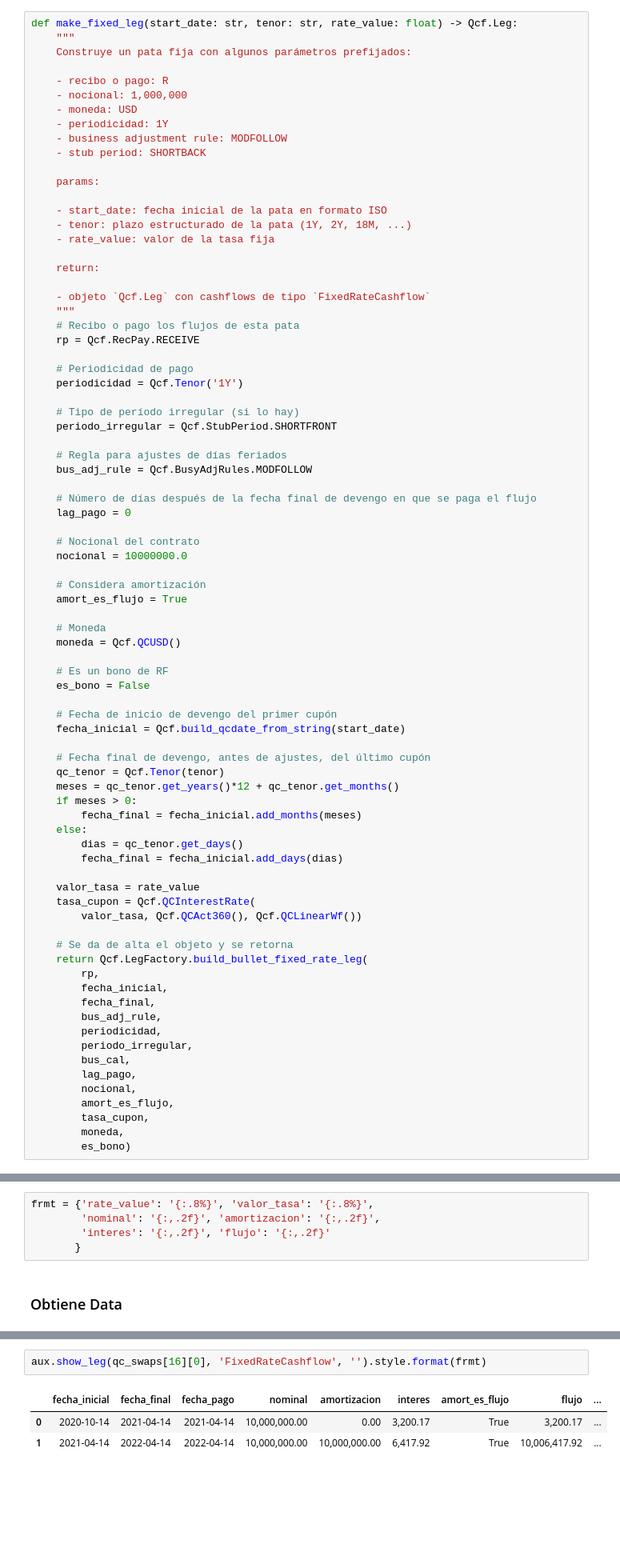
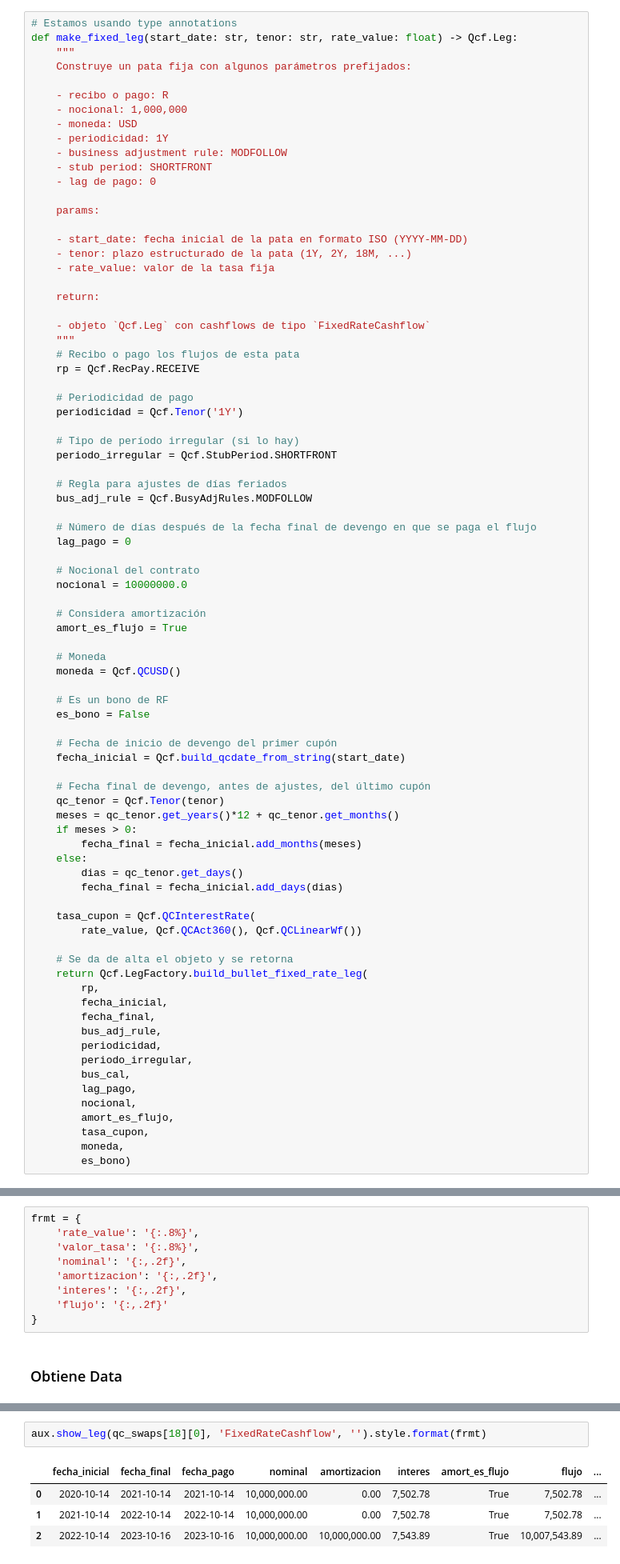
Before and after one commit to efaa-cl/mif-2021, a Jupyter notebook: 06_construccion_curva_ois.ipynb, the cells around one changed output, grey strips where cells are left out. Shown at 80% size. Saved outputs shown, nothing was run; the diff lists cells and outputs as text; blank space fills up the shorter version.

```diff
--- a/06_construccion_curva_ois.ipynb
+++ b/06_construccion_curva_ois.ipynb
@@ -244,6 +247,7 @@ bus_cal.add_holiday(Qcf.QCDate(15, 2, 2021))
 # %% [markdown]
 ### Funciones
 # %%
+# Estamos usando type annotations
 def make_fixed_leg(start_date: str, tenor: str, rate_value: float) -> Qcf.Leg:
     """
     Construye un pata fija con algunos parámetros prefijados:
@@ -253,11 +257,12 @@ def make_fixed_leg(start_date: str, tenor: str, rate_value: float) -> Qcf.Leg:
     - moneda: USD
     - periodicidad: 1Y
     - business adjustment rule: MODFOLLOW
-    - stub period: SHORTBACK
+    - stub period: SHORTFRONT
+    - lag de pago: 0
 
     params:
 
-    - start_date: fecha inicial de la pata en formato ISO
+    - start_date: fecha inicial de la pata en formato ISO (YYYY-MM-DD)
     - tenor: plazo estructurado de la pata (1Y, 2Y, 18M, ...)
     - rate_value: valor de la tasa fija
 
@@ -304,9 +309,8 @@ def make_fixed_leg(start_date: str, tenor: str, rate_value: float) -> Qcf.Leg:
         dias = qc_tenor.get_days()
         fecha_final = fecha_inicial.add_days(dias)
 
-    valor_tasa = rate_value
     tasa_cupon = Qcf.QCInterestRate(
-        valor_tasa, Qcf.QCAct360(), Qcf.QCLinearWf())
+        rate_value, Qcf.QCAct360(), Qcf.QCLinearWf())
 
     # Se da de alta el objeto y se retorna
     return Qcf.LegFactory.build_bullet_fixed_rate_leg(
@@ -371,10 +381,14 @@ def error_with_rate(rate: float, *args) -> float:
 # %% [markdown]
 ### Formatos `DataFrame`
 # %%
-frmt = {'rate_value': '{:.8%}', 'valor_tasa': '{:.8%}',
-        'nominal': '{:,.2f}', 'amortizacion': '{:,.2f}',
-        'interes': '{:,.2f}', 'flujo': '{:,.2f}'
-       }
+frmt = {
+    'rate_value': '{:.8%}',
+    'valor_tasa': '{:.8%}',
+    'nominal': '{:,.2f}',
+    'amortizacion': '{:,.2f}',
+    'interes': '{:,.2f}',
+    'flujo': '{:,.2f}'
+}
 # %% [markdown]
 ### Obtiene Data
 # %%
@@ -413,10 +430,11 @@ for s in swaps.itertuples():
     qc_swaps.append((leg, plazo))
 # %%
-aux.show_leg(qc_swaps[16][0], 'FixedRateCashflow', '').style.format(frmt)
+aux.show_leg(qc_swaps[18][0], 'FixedRateCashflow', '').style.format(frmt)
 # %% [output]
 |  | fecha_inicial | fecha_final | fecha_pago | nominal | amortizacion | interes | amort_es_flujo | flujo | ... |
-| 0 | 2020-10-14 | 2021-04-14 | 2021-04-14 | 10,000,000.00 | 0.00 | 3,200.17 | True | 3,200.17 | ... |
-| 1 | 2021-04-14 | 2022-04-14 | 2022-04-14 | 10,000,000.00 | 10,000,000.00 | 6,417.92 | True | 10,006,417.92 | ... |
+| 0 | 2020-10-14 | 2021-10-14 | 2021-10-14 | 10,000,000.00 | 0.00 | 7,502.78 | True | 7,502.78 | ... |
+| 1 | 2021-10-14 | 2022-10-14 | 2022-10-14 | 10,000,000.00 | 0.00 | 7,502.78 | True | 7,502.78 | ... |
+| 2 | 2022-10-14 | 2023-10-16 | 2023-10-16 | 10,000,000.00 | 10,000,000.00 | 7,543.89 | True | 10,007,543.89 | ... |
 # %% [markdown]
 ### Construye Curva Cero Cupón
 # %% [markdown]
```
Also changed, not shown: parts of 10 cells of this notebook, 2 other files.
